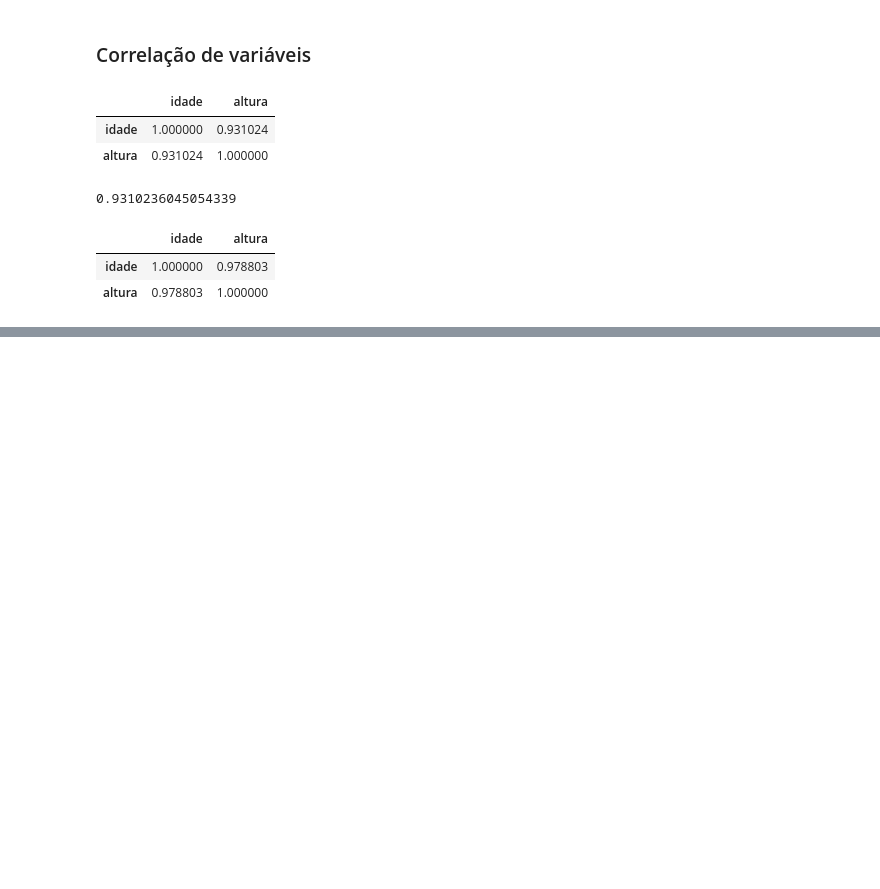
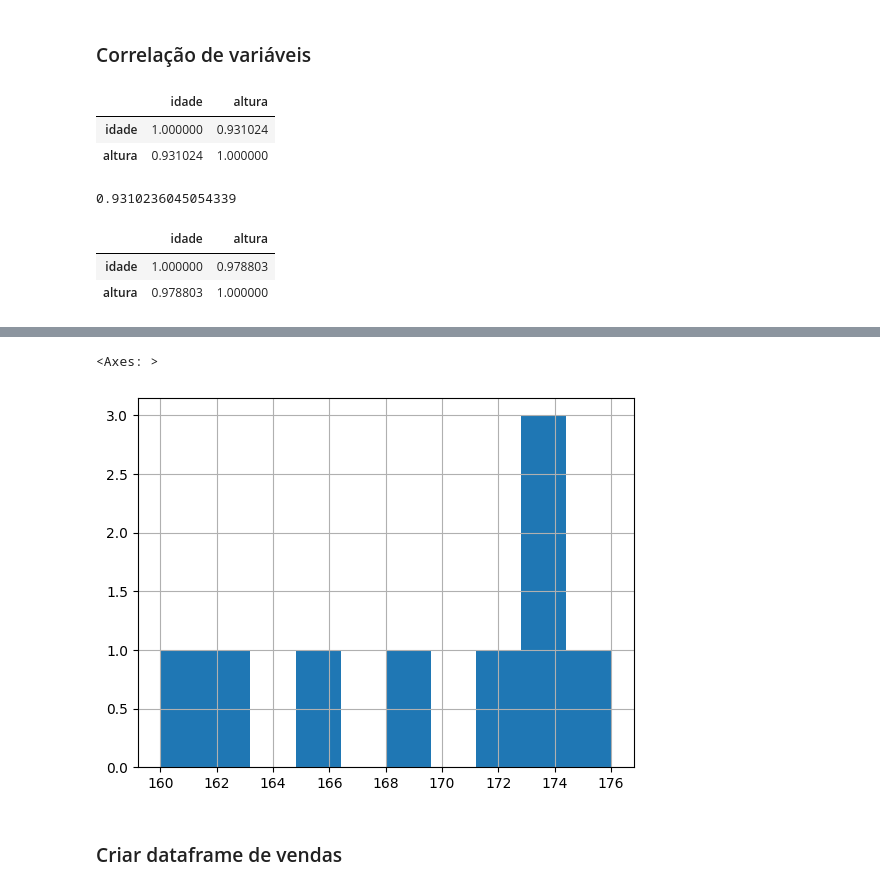
Before and after one commit to Tamicktom/estatistica_devs, a Jupyter notebook: estatistica_devs.ipynb, the cells around one changed output, grey strips where cells are left out. Drawn from its saved outputs; the diff is of its cells as text; code cells hidden in the pictures; blank space fills up the shorter version.

```diff
--- a/estatistica_devs.ipynb
+++ b/estatistica_devs.ipynb
@@ -141,0 +150,8 @@ df_medidas.corr(method="spearman")
+# %%
+# Histograma - altura
+df_medidas.altura.hist()
+# %% [output]
+<Axes: >
+[figure, added]
+# %% [markdown]
+### Criar dataframe de vendas
```
Also changed, not shown: parts of 9 cells of this notebook.
